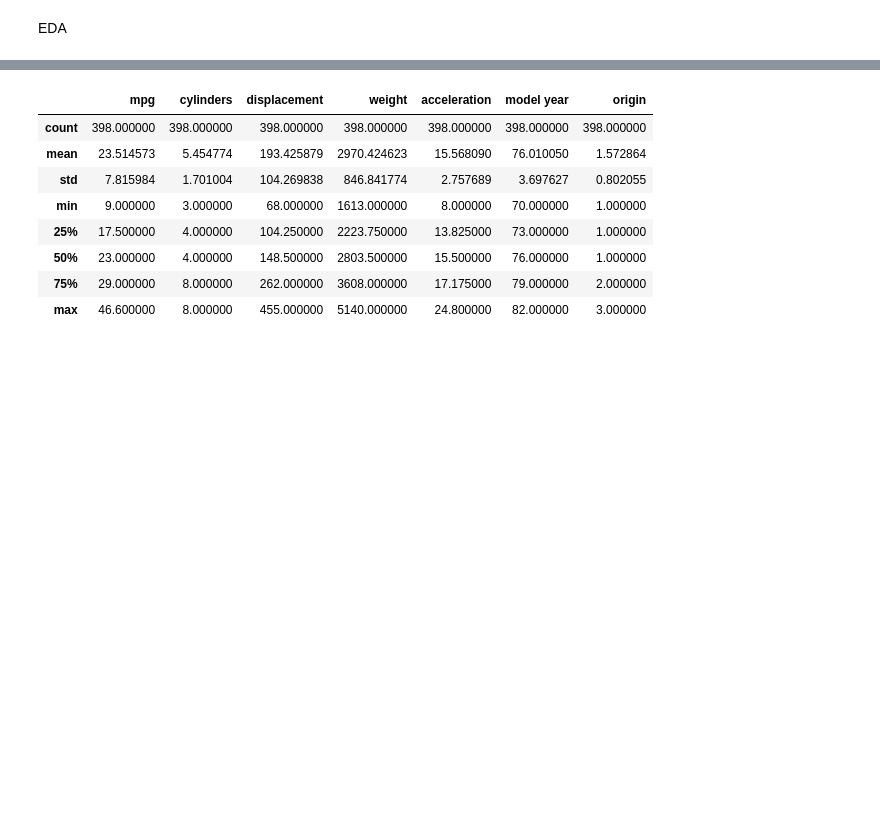
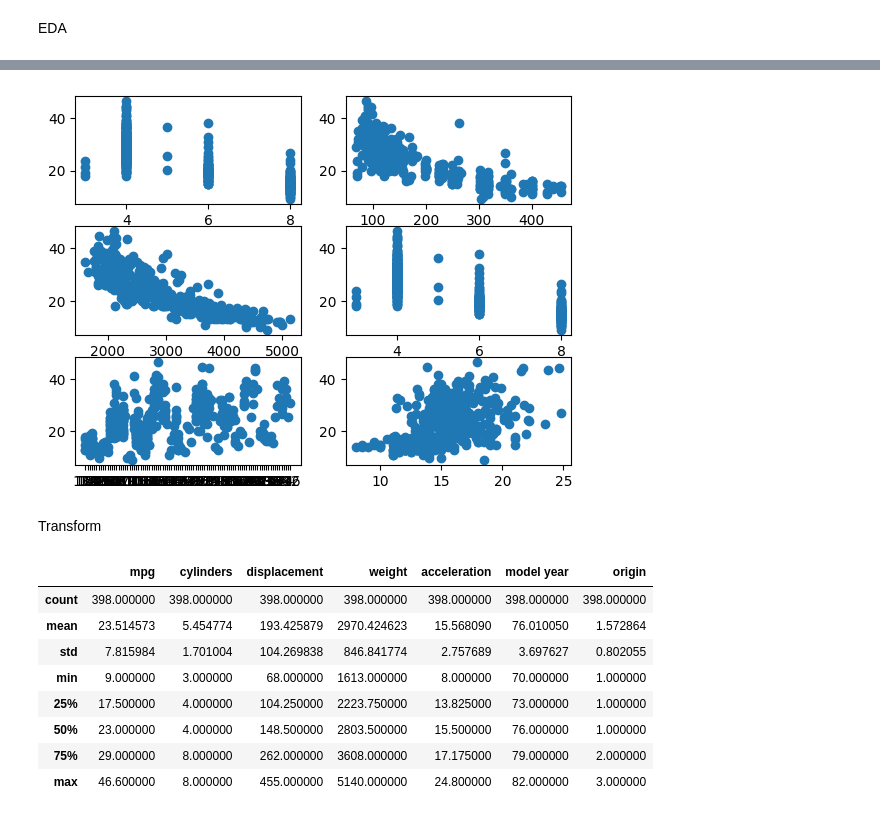
Before and after one commit to HariPerinchery/Datascience_exp, a Jupyter notebook: Sample.ipynb, the cells around one changed output, grey strips where cells are left out. Cells and saved outputs as stored; diff of their text form; code cells hidden in the pictures; blank space fills up the shorter version.

```diff
--- a/Sample.ipynb
+++ b/Sample.ipynb
@@ -15,3 +34,16 @@ EDA
+# %%
+figure, axes = plt.subplots(3, 2)
+axes[0, 0].scatter(auto_df['cylinders'], auto_df['mpg'])
+axes[0, 1].scatter(auto_df['displacement'], auto_df['mpg'])
+axes[1, 0].scatter(auto_df['weight'], auto_df['mpg'])
+axes[1, 1].scatter(auto_df['cylinders'], auto_df['mpg'])
+axes[2, 0].scatter(auto_df['horsepower'], auto_df['mpg'])
+axes[2, 1].scatter(auto_df['acceleration'], auto_df['mpg'])
+plt.show()
+# %% [output]
+[figure, added]
+# %% [markdown]
+Transform
 # %%
 auto_df.describe()
 # %% [output]
```
Also changed, not shown: parts of 8 cells of this notebook.
